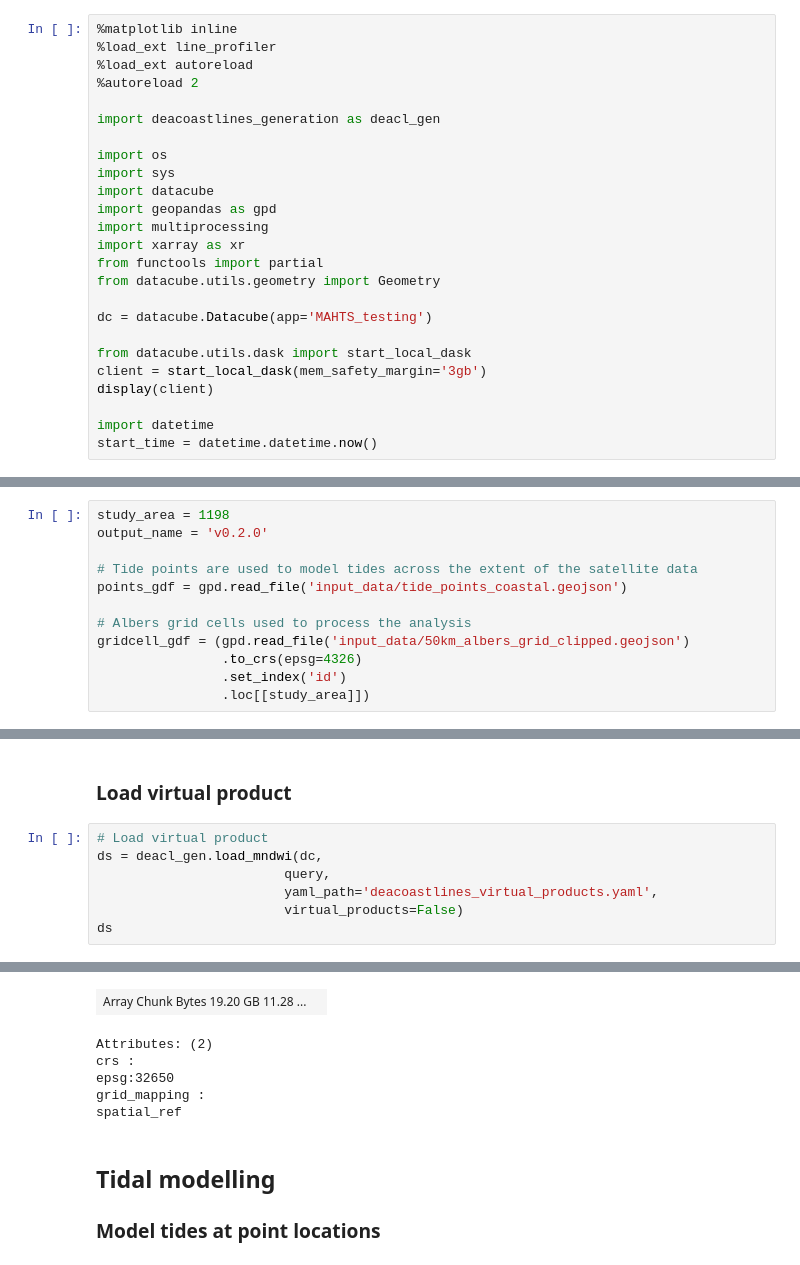
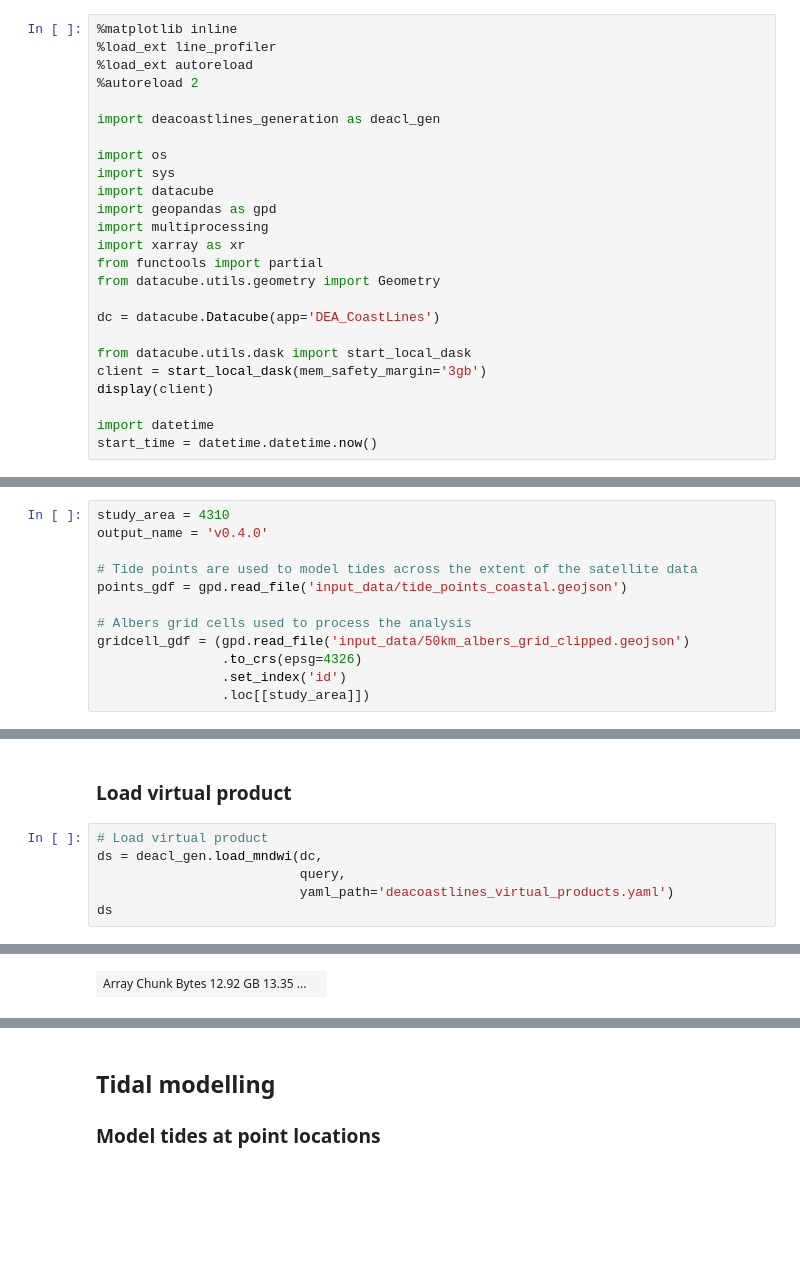
Before and after one commit to GeoscienceAustralia/dea-coastlines, a Jupyter notebook: DEACoastLines_generation.ipynb, the cells around one changed output, grey strips where cells are left out. Drawn from its saved outputs; the diff is of its cells as text; blank space fills up the shorter version.

Commit message:
Clean code to use virtual products instead of notebook code, close #26

```diff
--- a/DEACoastLines_generation.ipynb
+++ b/DEACoastLines_generation.ipynb
@@ -28,7 +28,7 @@ import xarray as xr
 from functools import partial
 from datacube.utils.geometry import Geometry
 
-dc = datacube.Datacube(app='MAHTS_testing')
+dc = datacube.Datacube(app='DEA_CoastLines')
 
 from datacube.utils.dask import start_local_dask
 client = start_local_dask(mem_safety_margin='3gb')
@@ -41,8 +41,8 @@ start_time = datetime.datetime.now()
 # %% [markdown]
 ### Load supplementary data
 # %%
-study_area = 1198
-output_name = 'v0.2.0'
+study_area = 4310
+output_name = 'v0.4.0'
 
 # Tide points are used to model tides across the extent of the satellite data
 points_gdf = gpd.read_file('input_data/tide_points_coastal.geojson')
@@ -67,8 +67,7 @@ query = {'geopolygon': geopoly.buffer(0.05),
 # %%
 # Load virtual product
 ds = deacl_gen.load_mndwi(dc,
-                        query,
-                        yaml_path='deacoastlines_virtual_products.yaml',
-                        virtual_products=False)
+                          query,
+                          yaml_path='deacoastlines_virtual_products.yaml')
 ds
 # %% [output]
@@ -81,0 +91 @@ Dropping bands ['nbart_blue', 'nbart_green', 'nbart_red', 'nbart_nir', 'nbart_sw
+| Array Chunk Bytes 12.92 GB 13.35 ... |  |
@@ -99,9 +97,3 @@ dask.array<chunksize=(1, 1427, 1977), meta=np.ndarray>
-| Array Chunk Bytes 19.20 GB 11.28 ... |  |
-Attributes: (2)
-crs :
-epsg:32650
-grid_mapping :
-spatial_ref
 # %% [markdown]
 ## Tidal modelling
 ### Model tides at point locations
```
Also changed, not shown: parts of 6 cells of this notebook, 4 other files.
